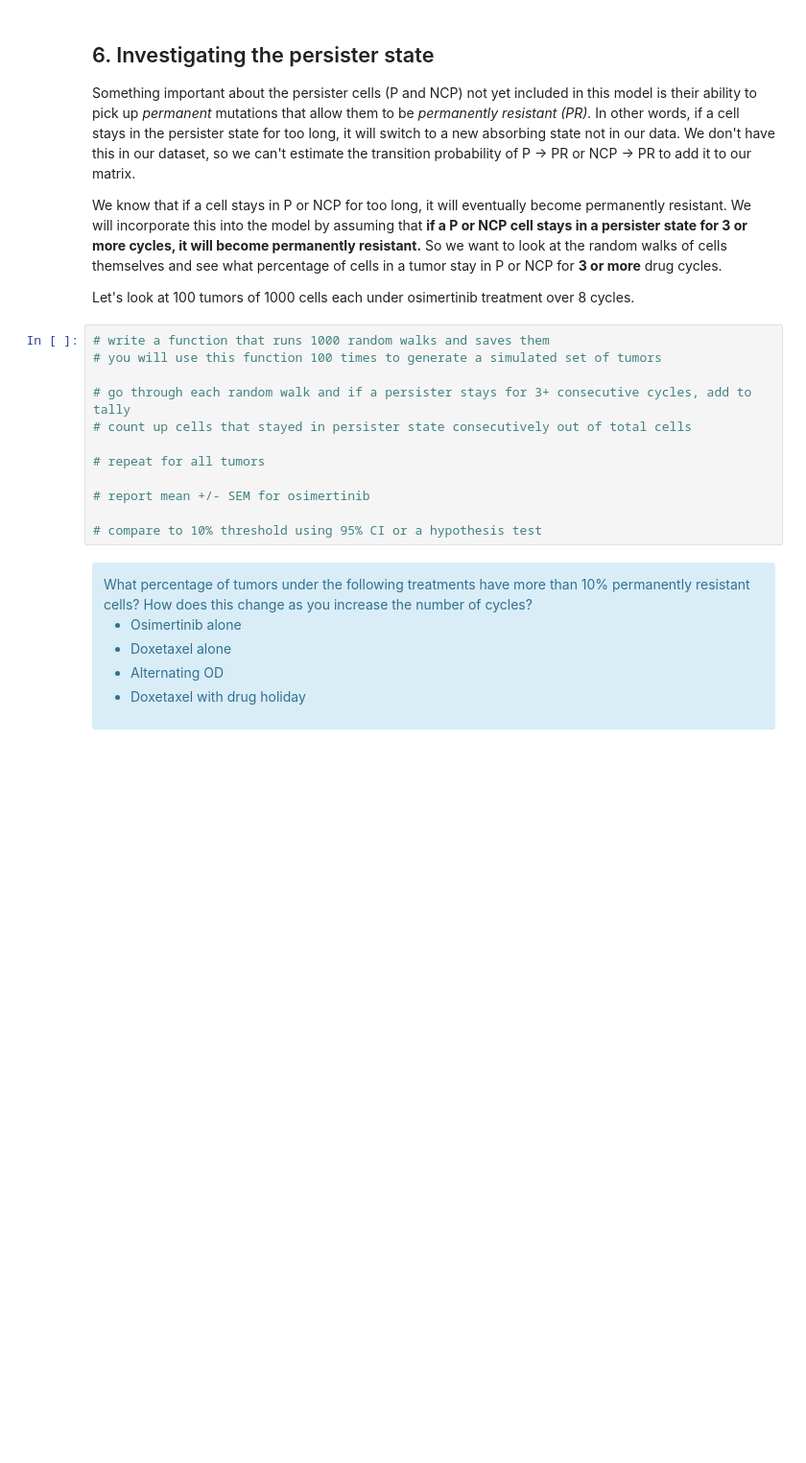
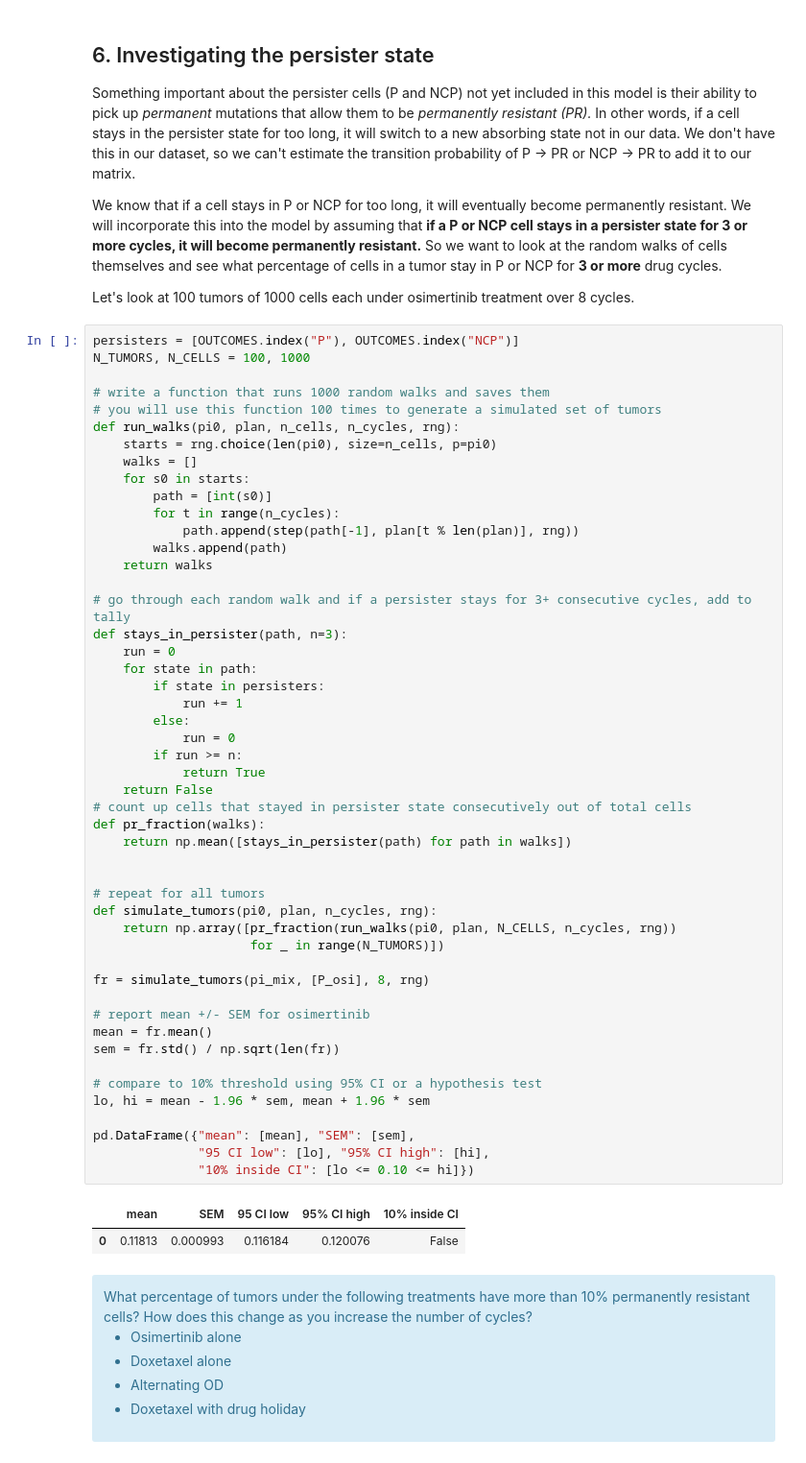
Before and after one commit to sree-srinivasan/uu_markov, a Jupyter notebook: lab_2/Lab09_markov_chain_cells.ipynb, the cells around one changed output. Shown at 96% size. Cells and saved outputs as stored; diff of their text form; blank space fills up the shorter version.

```diff
--- a/lab_2/Lab09_markov_chain_cells.ipynb
+++ b/lab_2/Lab09_markov_chain_cells.ipynb
@@ -720,17 +720,57 @@ We know that if a cell stays in P or NCP for too long, it will eventually become
 
 Let's look at 100 tumors of 1000 cells each under osimertinib treatment over 8 cycles.
 # %%
+persisters = [OUTCOMES.index("P"), OUTCOMES.index("NCP")]
+N_TUMORS, N_CELLS = 100, 1000
+
 # write a function that runs 1000 random walks and saves them
 # you will use this function 100 times to generate a simulated set of tumors
+def run_walks(pi0, plan, n_cells, n_cycles, rng):
+    starts = rng.choice(len(pi0), size=n_cells, p=pi0)
+    walks = []
+    for s0 in starts:
+        path = [int(s0)]
+        for t in range(n_cycles):
+            path.append(step(path[-1], plan[t % len(plan)], rng))
+        walks.append(path)
+    return walks
 
 # go through each random walk and if a persister stays for 3+ consecutive cycles, add to tally
+def stays_in_persister(path, n=3):
+    run = 0
+    for state in path:
+        if state in persisters:
+            run += 1
+        else:
+            run = 0
+        if run >= n:
+            return True
+    return False
 # count up cells that stayed in persister state consecutively out of total cells
+def pr_fraction(walks):
+    return np.mean([stays_in_persister(path) for path in walks])
+
 
 # repeat for all tumors
+def simulate_tumors(pi0, plan, n_cycles, rng):
+    return np.array([pr_fraction(run_walks(pi0, plan, N_CELLS, n_cycles, rng))
+                     for _ in range(N_TUMORS)])
+
+fr = simulate_tumors(pi_mix, [P_osi], 8, rng)
 
 # report mean +/- SEM for osimertinib
+mean = fr.mean()
+sem = fr.std() / np.sqrt(len(fr))
 
 # compare to 10% threshold using 95% CI or a hypothesis test
+lo, hi = mean - 1.96 * sem, mean + 1.96 * sem
+
+pd.DataFrame({"mean": [mean], "SEM": [sem],
+              "95 CI low": [lo], "95% CI high": [hi],
+              "10% inside CI": [lo <= 0.10 <= hi]})
+# %% [output]
+|  | mean | SEM | 95 CI low | 95% CI high | 10% inside CI |
+| 0 | 0.11813 | 0.000993 | 0.116184 | 0.120076 | False |
 # %% [markdown]
 <div class="alert alert-info"> What percentage of tumors under the following treatments have more than 10% permanently resistant cells? How does this change as you increase the number of cycles?
 
```
Also changed, not shown: parts of 3 cells of this notebook.
